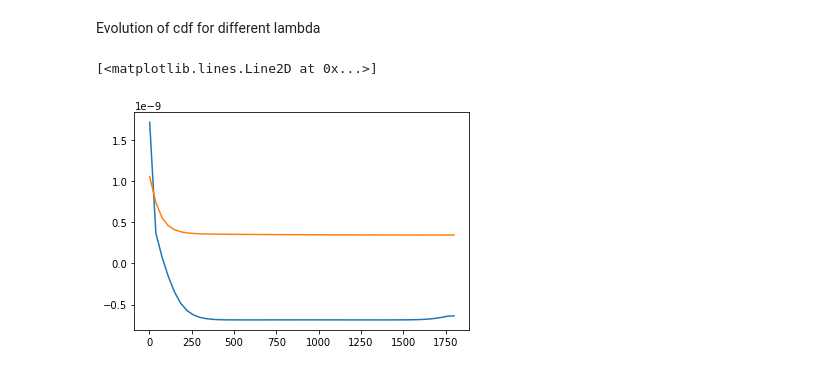
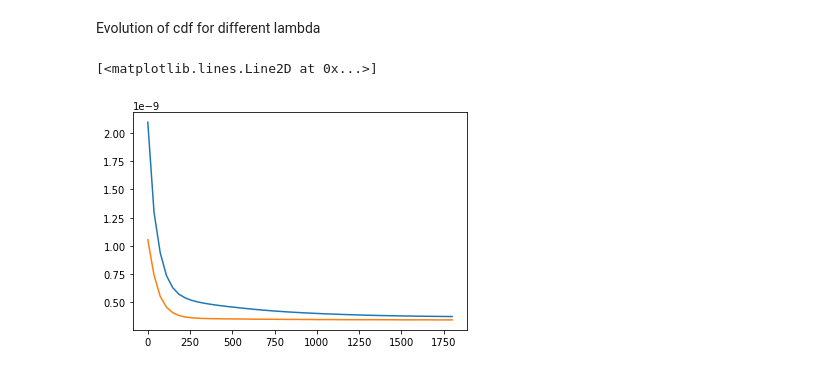
Before and after one commit to dbelivanis/Information-Theory-2, a Jupyter notebook: Optimization/check.ipynb, the cells around one changed output. Saved outputs shown, nothing was run; the diff lists cells and outputs as text; code cells hidden in the pictures.

```diff
--- a/Optimization/check.ipynb
+++ b/Optimization/check.ipynb
@@ -69,11 +69,11 @@ Evolution of cdf for different lambda
 q_MC_x = np.loadtxt(f"{train_loc}Q_x_5.txt")
 q_MC_y = np.loadtxt(f"{train_loc}Q_y_5.txt")
 # %%
-epoch = 50
+epoch = 121
 plt.plot(np.linspace(1,1800,N_steps),np.inner(q_y[epoch,:,:].T,p[epoch,:]))
 epoch = 0
 plt.plot(np.linspace(1,1800,N_steps),np.inner(q_y[epoch,:,:].T,p[epoch,:]))
 # %% [output]
 [<matplotlib.lines.Line2D at 0x...>]
-[figure, old version]
+[figure, new version]
 # %%
```
Also changed, not shown: parts of 11 cells of this notebook, 4 other files.
